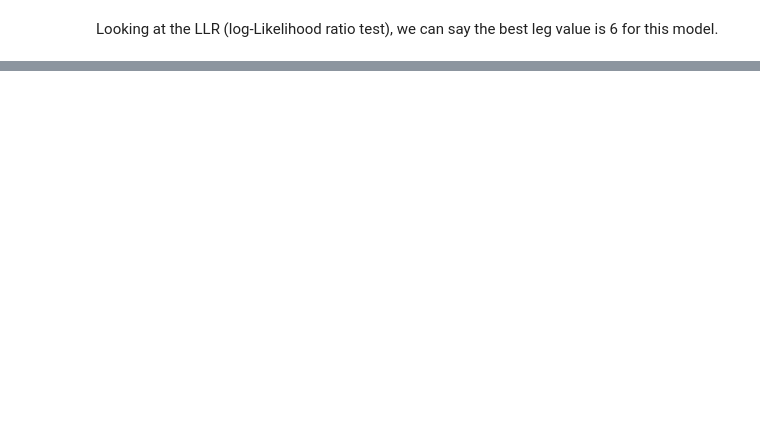
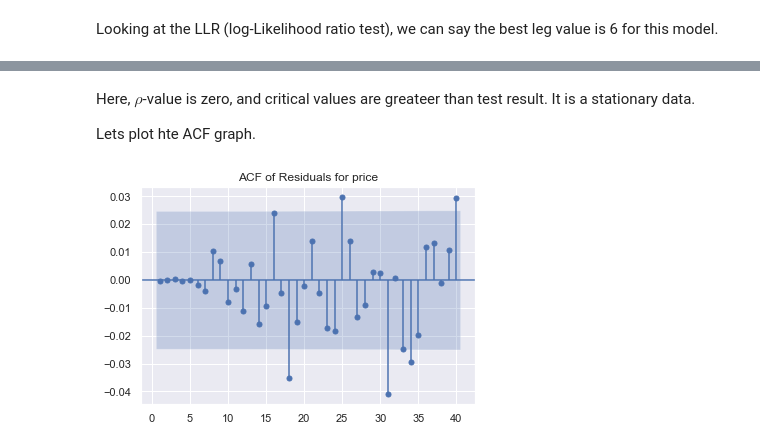
Before and after one commit to pvsnp9/Time-Series-Analysis, a Jupyter notebook: AutoRegressive Model/autoregressive_model.ipynb, the cells around one changed output, grey strips where cells are left out. Saved outputs shown, nothing was run; the diff lists cells and outputs as text; code cells hidden in the pictures; blank space fills up the shorter version.

Commit message:
compelting the time-series normalization, model verification etc.

```diff
--- a/AutoRegressive Model/autoregressive_model.ipynb
+++ b/AutoRegressive Model/autoregressive_model.ipynb
@@ -524,0 +559,5 @@ Looking at the LLR (log-Likelihood ratio test), we can say the best leg value is
+# %%
+benchmark = df.market_value.iloc[0]
+# %%
+df['norm'] = df.market_value.div(benchmark).mul(100)
+df.norm[:5]
@@ -524,0 +591,3 @@ Looking at the LLR (log-Likelihood ratio test), we can say the best leg value is
+# %%
+return_benchmark = df.returns.iloc[0]
+df['returns_norm'] = df.returns.div(return_benchmark).mul(100)
@@ -524,0 +729,3 @@ Looking at the LLR (log-Likelihood ratio test), we can say the best leg value is
+# %%
+# model result are taken from previous price data model
+df['res_price'] = ar7_results.resid
@@ -524,0 +770,10 @@ Looking at the LLR (log-Likelihood ratio test), we can say the best leg value is
+# %% [markdown]
+Here, $\rho$-value is zero, and critical values are greateer than test result. It is a stationary data.
+
+Lets plot hte ACF graph.
+# %%
+sgt.plot_acf(df.res_price, zero=False, lags=40)
+plt.title("ACF of Residuals for price")
+plt.show()
+# %% [output]
+[figure, added]
```
Also changed, not shown: parts of 50 cells of this notebook.
